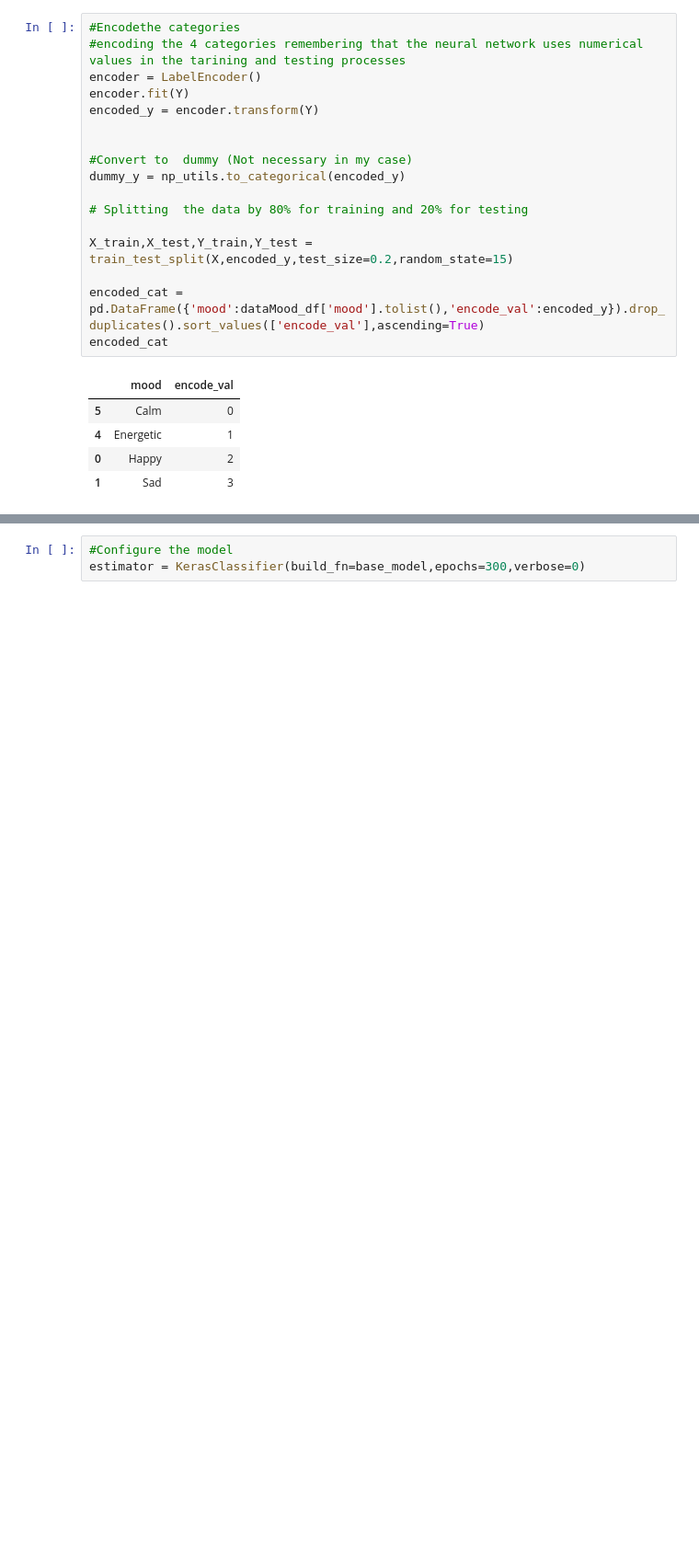
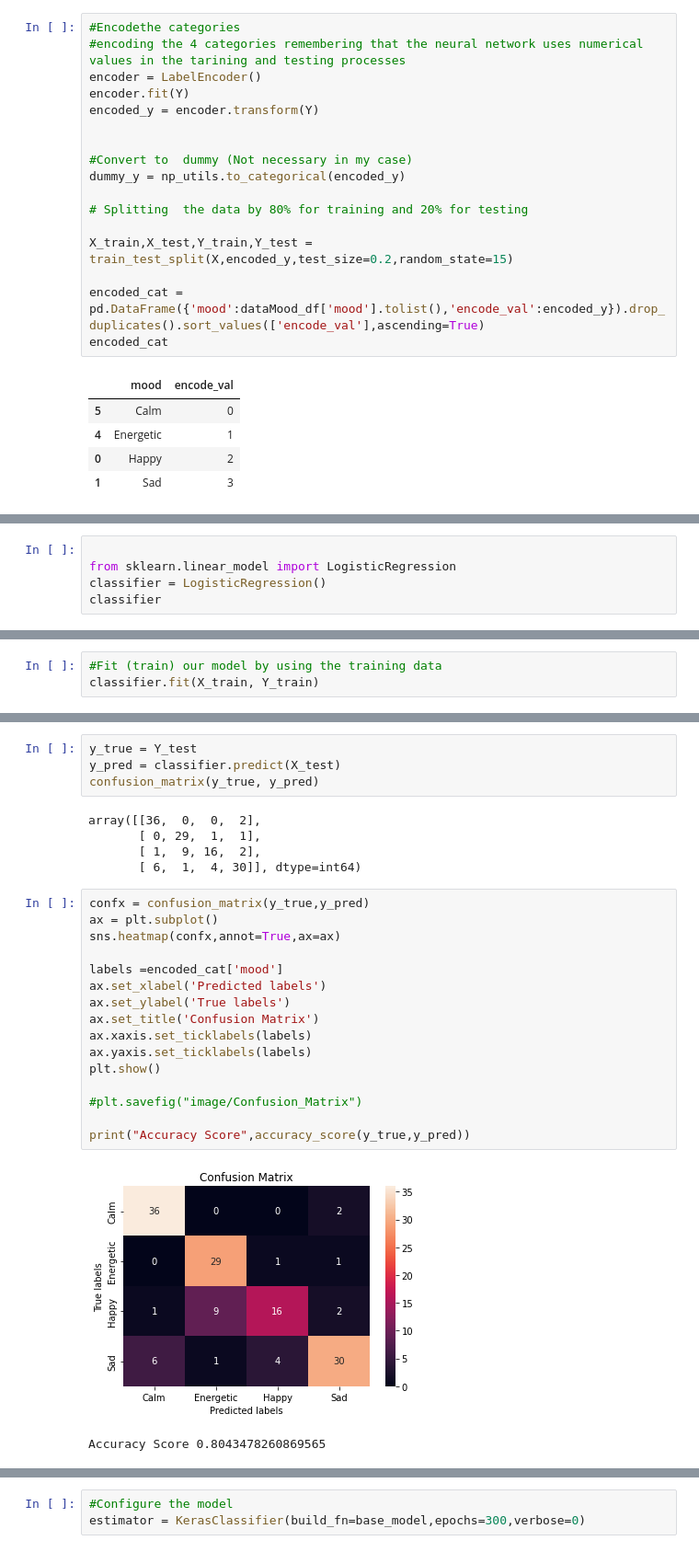
Before and after one commit to olalekeolaleke/Track-Information-and-Mood-Detector, a Jupyter notebook: prediction.ipynb, the cells around one changed output, grey strips where cells are left out. Shown at 92% size. Drawn from its saved outputs; the diff is of its cells as text; blank space fills up the shorter version.

```diff
--- a/prediction.ipynb
+++ b/prediction.ipynb
@@ -205,0 +203,5 @@ encoded_cat
+# %%
+
+from sklearn.linear_model import LogisticRegression
+classifier = LogisticRegression()
+classifier
@@ -205,0 +210,3 @@ encoded_cat
+# %%
+#Fit (train) our model by using the training data
+classifier.fit(X_train, Y_train)
@@ -205,0 +230,28 @@ encoded_cat
+# %%
+y_true = Y_test
+y_pred = classifier.predict(X_test)
+confusion_matrix(y_true, y_pred)
+# %% [output]
+array([[36,  0,  0,  2],
+       [ 0, 29,  1,  1],
+       [ 1,  9, 16,  2],
+       [ 6,  1,  4, 30]], dtype=int64)
+# %%
+confx = confusion_matrix(y_true,y_pred)
+ax = plt.subplot()
+sns.heatmap(confx,annot=True,ax=ax)
+
+labels =encoded_cat['mood']
+ax.set_xlabel('Predicted labels')
+ax.set_ylabel('True labels')
+ax.set_title('Confusion Matrix')
+ax.xaxis.set_ticklabels(labels)
+ax.yaxis.set_ticklabels(labels)
+plt.show()
+
+#plt.savefig("image/Confusion_Matrix")
+
+print("Accuracy Score",accuracy_score(y_true,y_pred))
+# %% [output]
+[figure, added]
+Accuracy Score 0.8043478260869565
```
Also changed, not shown: parts of 22 cells of this notebook, 9 other files.
